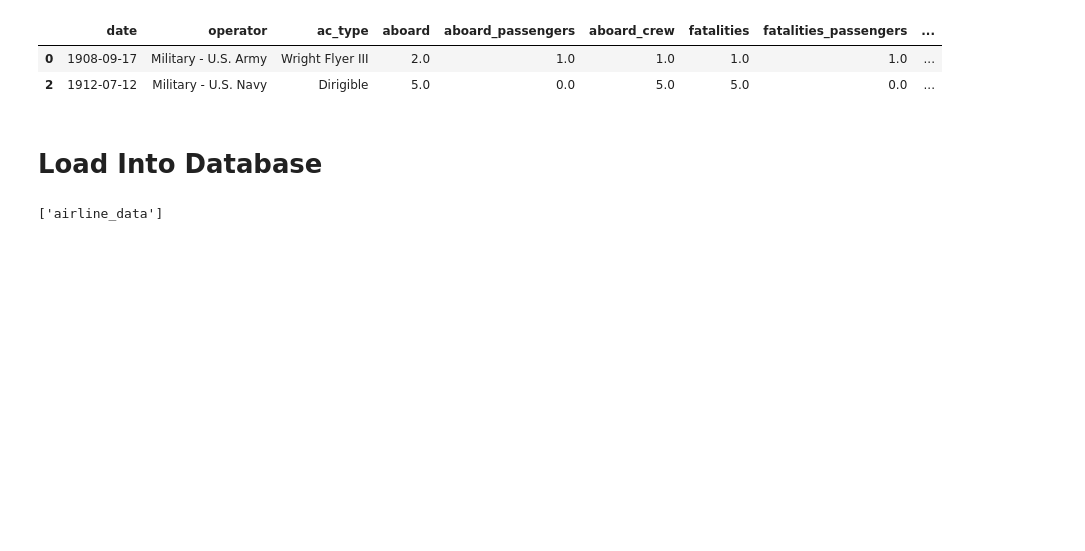
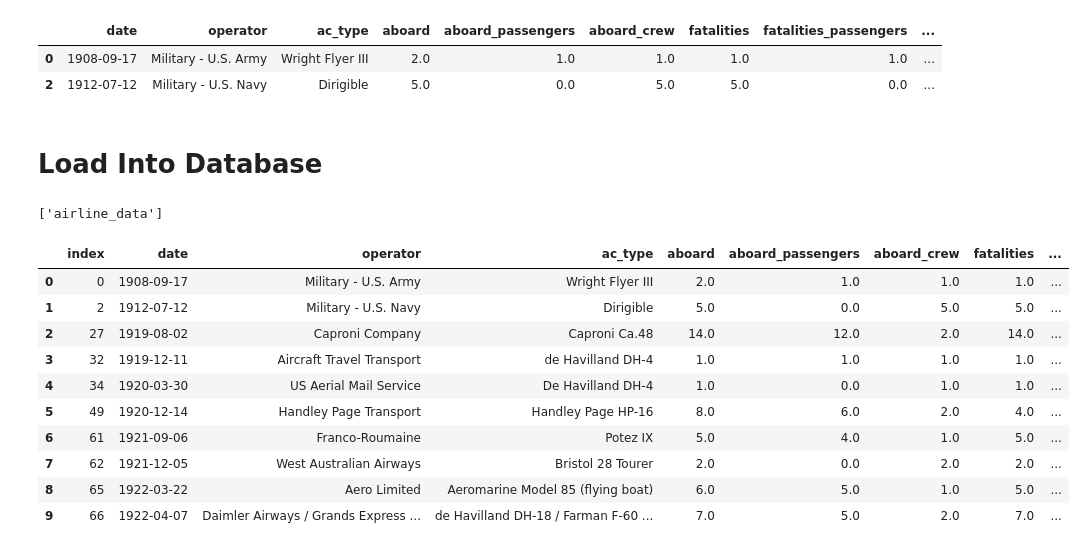
Before and after one commit to daysthroughcode/DAB-Project-2, a Jupyter notebook: cleaning.ipynb, the cells around one changed output. Saved outputs shown, nothing was run; the diff lists cells and outputs as text; code cells hidden in the pictures; blank space fills up the shorter version.

```diff
--- a/cleaning.ipynb
+++ b/cleaning.ipynb
@@ -274,3 +274,19 @@ engine.table_names()
 ['airline_data']
 # %%
 grouped_crash_clean_df.to_sql('airline_data', connection, if_exists='append',  index=True, index_label='index')
+# %%
+airline_data_df = pd.read_sql("SELECT * FROM airline_data", connection)
+# %%
+airline_data_df.head(10)
+# %% [output]
+|  | index | date | operator | ac_type | aboard | aboard_passengers | aboard_crew | fatalities | ... |
+| 0 | 0 | 1908-09-17 | Military - U.S. Army | Wright Flyer III | 2.0 | 1.0 | 1.0 | 1.0 | ... |
+| 1 | 2 | 1912-07-12 | Military - U.S. Navy | Dirigible | 5.0 | 0.0 | 5.0 | 5.0 | ... |
+| 2 | 27 | 1919-08-02 | Caproni Company | Caproni Ca.48 | 14.0 | 12.0 | 2.0 | 14.0 | ... |
+| 3 | 32 | 1919-12-11 | Aircraft Travel Transport | de Havilland DH-4 | 1.0 | 1.0 | 1.0 | 1.0 | ... |
+| 4 | 34 | 1920-03-30 | US Aerial Mail Service | De Havilland DH-4 | 1.0 | 0.0 | 1.0 | 1.0 | ... |
+| 5 | 49 | 1920-12-14 | Handley Page Transport | Handley Page HP-16 | 8.0 | 6.0 | 2.0 | 4.0 | ... |
+| 6 | 61 | 1921-09-06 | Franco-Roumaine | Potez IX | 5.0 | 4.0 | 1.0 | 5.0 | ... |
+| 7 | 62 | 1921-12-05 | West Australian Airways | Bristol 28 Tourer | 2.0 | 0.0 | 2.0 | 2.0 | ... |
+| 8 | 65 | 1922-03-22 | Aero Limited | Aeromarine Model 85 (flying boat) | 6.0 | 5.0 | 1.0 | 5.0 | ... |
+| 9 | 66 | 1922-04-07 | Daimler Airways / Grands Express ... | de Havilland DH-18 / Farman F-60 ... | 7.0 | 5.0 | 2.0 | 7.0 | ... |
```
